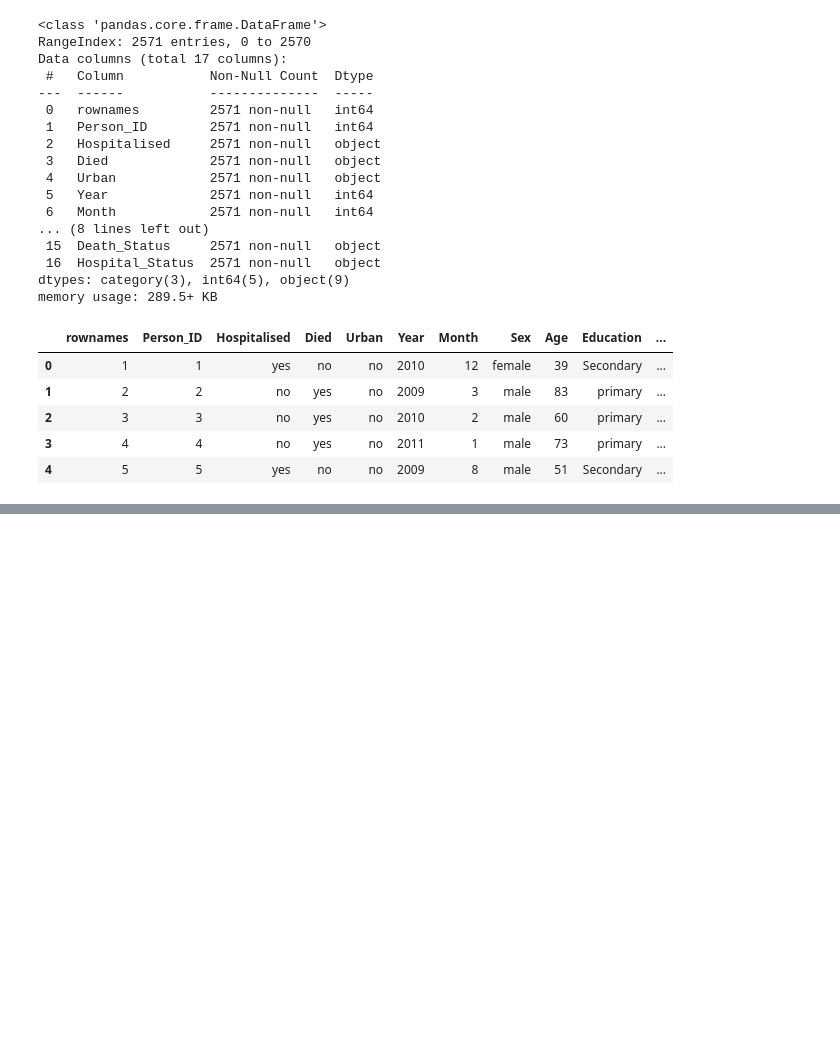
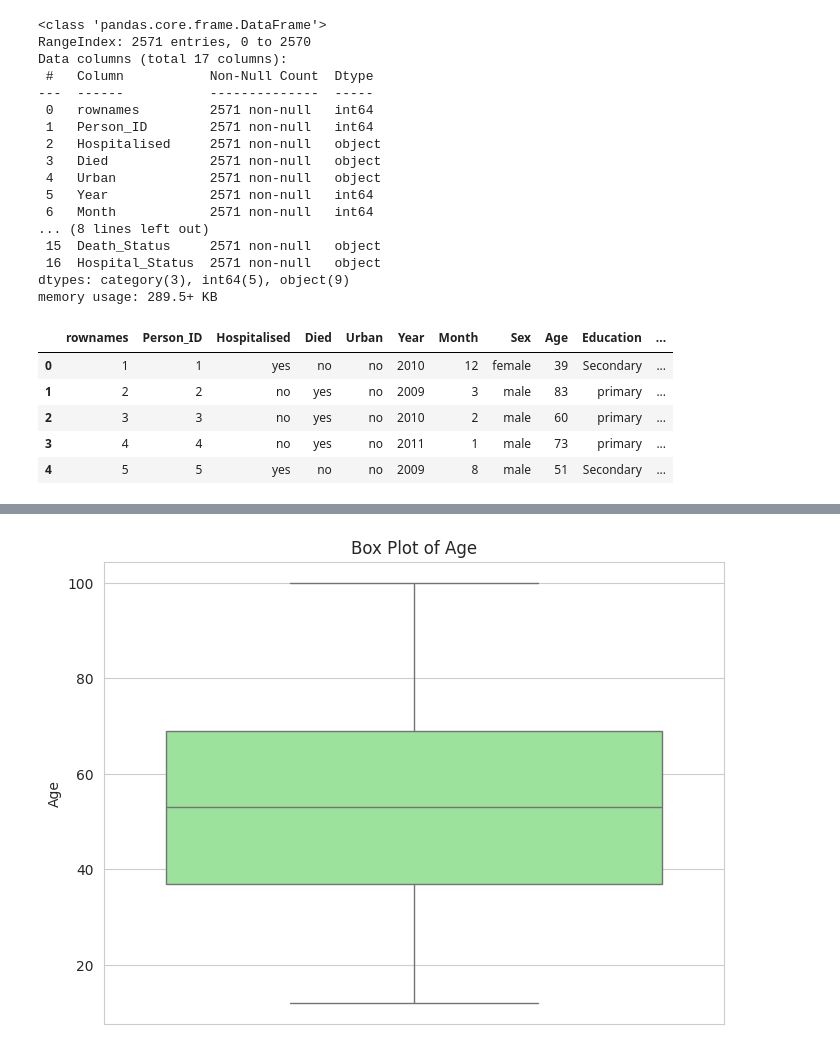
Before and after one commit to kyogeshsagar/K_YOGESH_SAGAR, a Jupyter notebook: EDA_Phase1.ipynb, the cells around one changed output, grey strips where cells are left out. Drawn from its saved outputs; the diff is of its cells as text; code cells hidden in the pictures; blank space fills up the shorter version.

```diff
--- a/EDA_Phase1.ipynb
+++ b/EDA_Phase1.ipynb
@@ -1024,0 +1053,17 @@ transformed_df.head()
+# %%
+# Box Plot of Age
+
+plt.figure(figsize=(8,6))
+
+sns.boxplot(
+    y=df["Age"],
+    color="lightgreen"
+)
+
+plt.title("Box Plot of Age")
+
+plt.ylabel("Age")
+
+plt.show()
+# %% [output]
+[figure, added]
```
Also changed, not shown: parts of 19 cells of this notebook.
